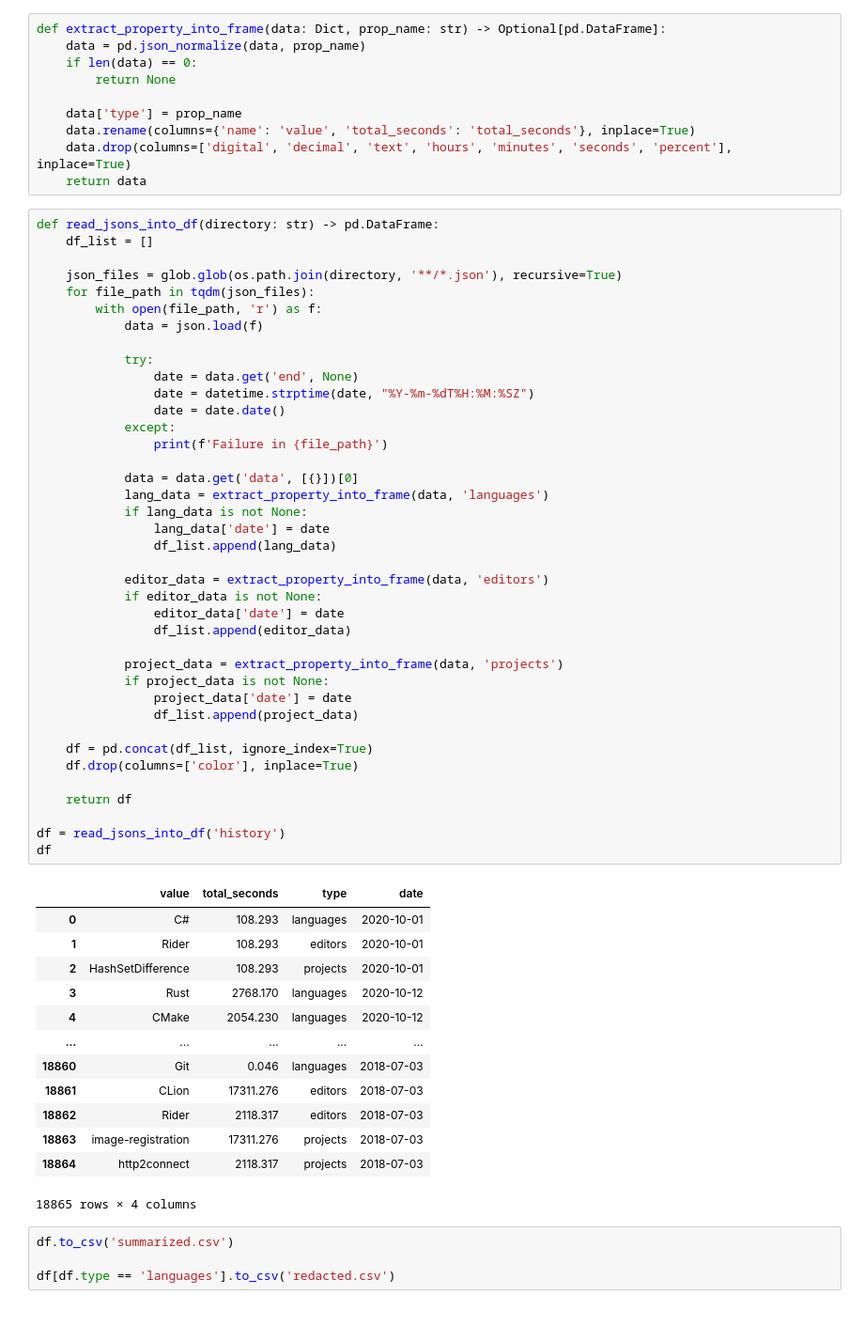
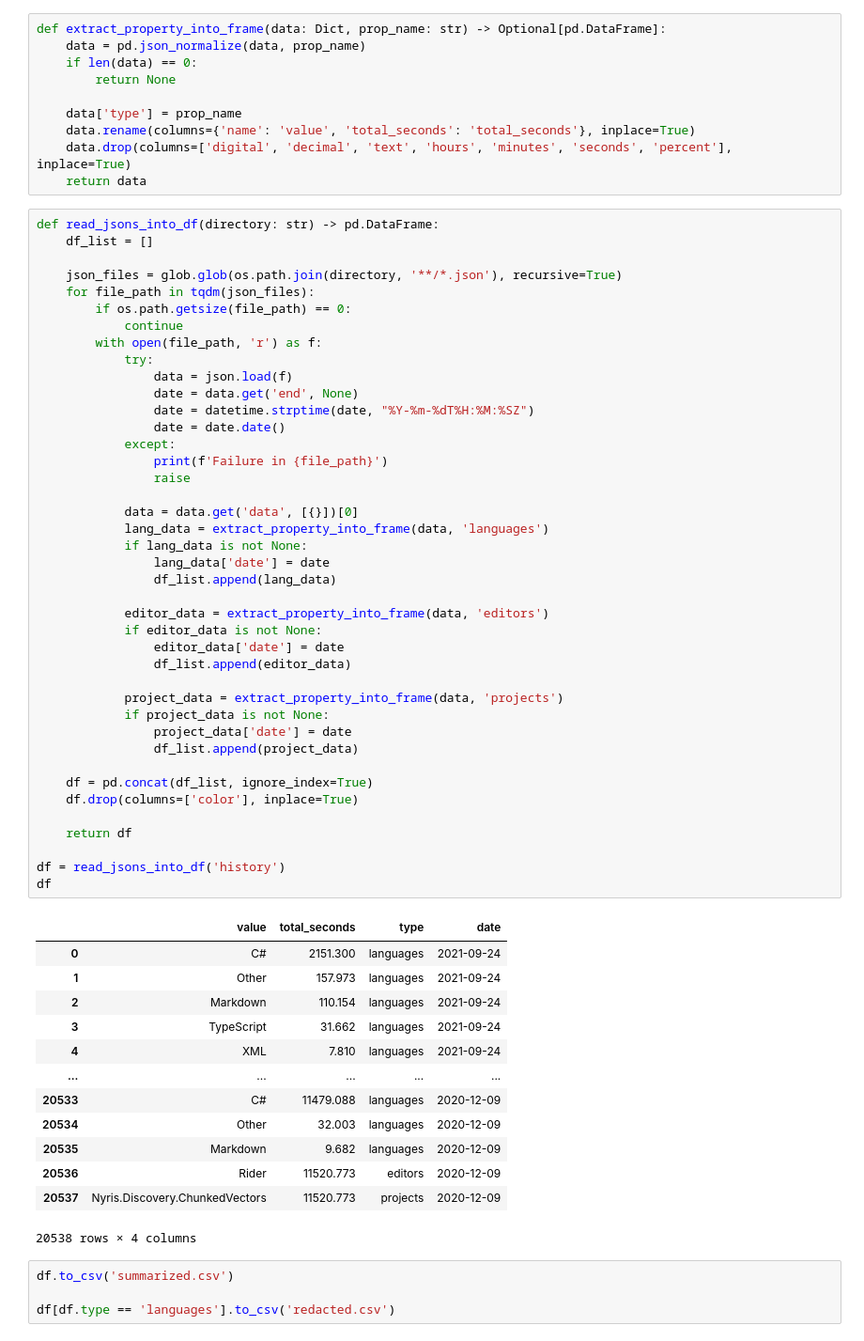
Before and after one commit to sunsided/coding-stats, a Jupyter notebook: etl.ipynb, the cells around one changed output. Shown: that part at 94% size. Cells and saved outputs as stored; diff of their text form.

```diff
--- a/etl.ipynb
+++ b/etl.ipynb
@@ -23,53 +23,55 @@ def read_jsons_into_df(directory: str) -> pd.DataFrame:
 
     json_files = glob.glob(os.path.join(directory, '**/*.json'), recursive=True)
     for file_path in tqdm(json_files):
+        if os.path.getsize(file_path) == 0:
+            continue
         with open(file_path, 'r') as f:
-            data = json.load(f)
-
             try:
+                data = json.load(f)
                 date = data.get('end', None)
                 date = datetime.strptime(date, "%Y-%m-%dT%H:%M:%SZ")
                 date = date.date()
             except:
                 print(f'Failure in {file_path}')
+                raise
 
             data = data.get('data', [{}])[0]
             lang_data = extract_property_into_frame(data, 'languages')
             if lang_data is not None:
                 lang_data['date'] = date
                 df_list.append(lang_data)
 
             editor_data = extract_property_into_frame(data, 'editors')
             if editor_data is not None:
                 editor_data['date'] = date
                 df_list.append(editor_data)
 
             project_data = extract_property_into_frame(data, 'projects')
             if project_data is not None:
                 project_data['date'] = date
                 df_list.append(project_data)
 
     df = pd.concat(df_list, ignore_index=True)
     df.drop(columns=['color'], inplace=True)
 
     return df
 
 df = read_jsons_into_df('history')
 df
 # %% [output]
 |  | value | total_seconds | type | date |
-| 0 | C# | 108.293 | languages | 2020-10-01 |
-| 1 | Rider | 108.293 | editors | 2020-10-01 |
-| 2 | HashSetDifference | 108.293 | projects | 2020-10-01 |
-| 3 | Rust | 2768.170 | languages | 2020-10-12 |
-| 4 | CMake | 2054.230 | languages | 2020-10-12 |
+| 0 | C# | 2151.300 | languages | 2021-09-24 |
+| 1 | Other | 157.973 | languages | 2021-09-24 |
+| 2 | Markdown | 110.154 | languages | 2021-09-24 |
+| 3 | TypeScript | 31.662 | languages | 2021-09-24 |
+| 4 | XML | 7.810 | languages | 2021-09-24 |
 | ... | ... | ... | ... | ... |
-| 18860 | Git | 0.046 | languages | 2018-07-03 |
-| 18861 | CLion | 17311.276 | editors | 2018-07-03 |
-| 18862 | Rider | 2118.317 | editors | 2018-07-03 |
-| 18863 | image-registration | 17311.276 | projects | 2018-07-03 |
-| 18864 | http2connect | 2118.317 | projects | 2018-07-03 |
+| 20533 | C# | 11479.088 | languages | 2020-12-09 |
+| 20534 | Other | 32.003 | languages | 2020-12-09 |
+| 20535 | Markdown | 9.682 | languages | 2020-12-09 |
+| 20536 | Rider | 11520.773 | editors | 2020-12-09 |
+| 20537 | Nyris.Discovery.ChunkedVectors | 11520.773 | projects | 2020-12-09 |
-18865 rows × 4 columns
+20538 rows × 4 columns
 # %%
 df.to_csv('summarized.csv')
 
```
Also changed, not shown: 2 other files.
